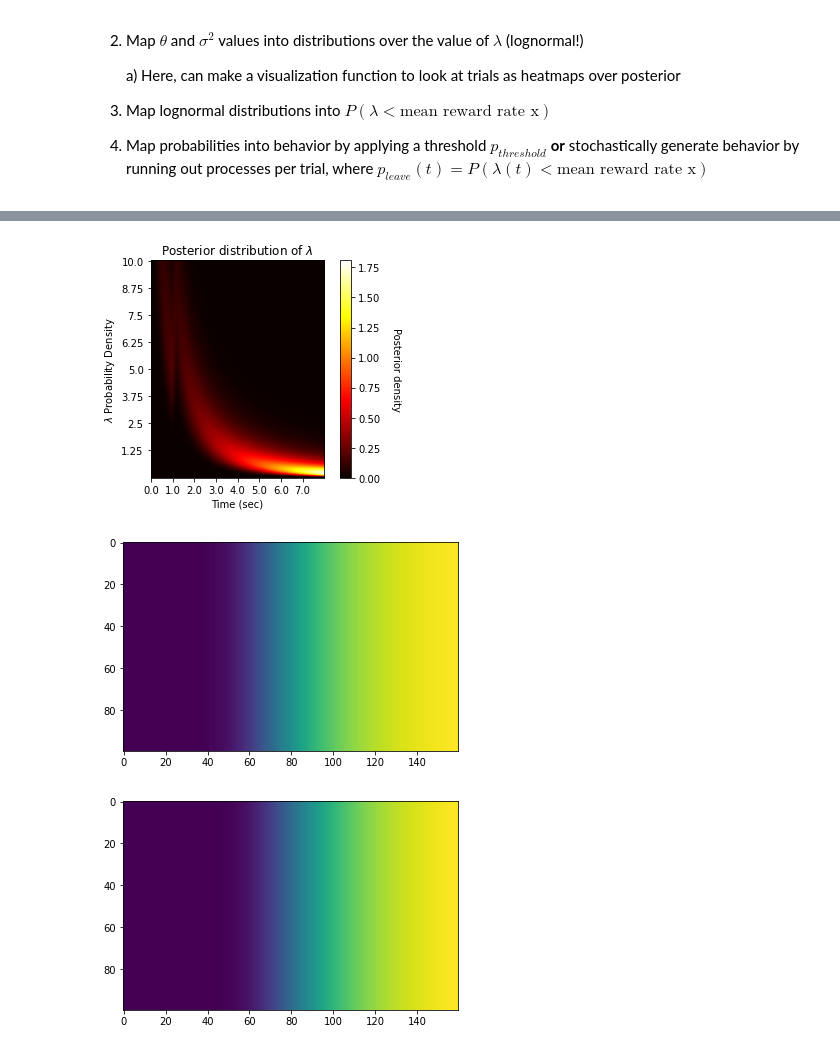
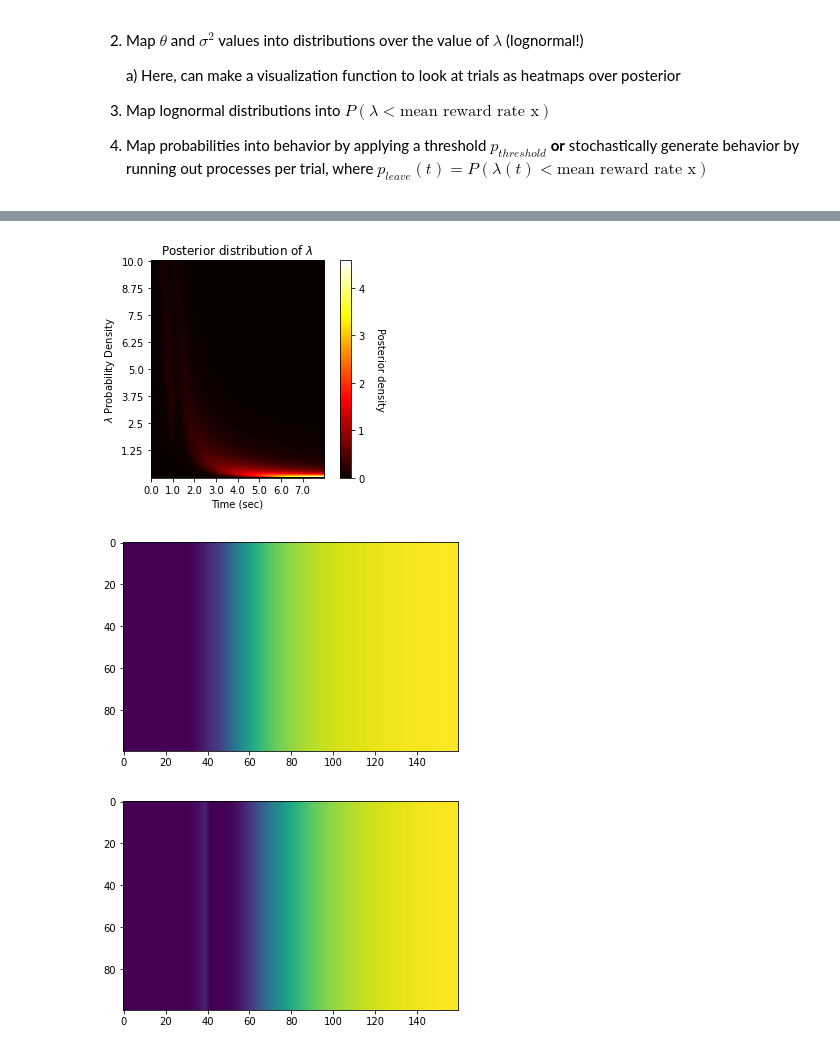
Before and after one commit to sternj98/rnn_foraging, a Jupyter notebook: Foraging PPSSM.ipynb, the cells around one changed output, grey strips where cells are left out. Drawn from its saved outputs; the diff is of its cells as text; code cells hidden in the pictures.

Commit message:
kalman filtering rnn, getting ppssm env together

```diff
--- a/Foraging PPSSM.ipynb
+++ b/Foraging PPSSM.ipynb
@@ -85,7 +84,7 @@ r0r = stream_from_sized_events(np.array([0,2]),np.array([4,4]),end_t,dt = 0.05)
 rrr = stream_from_sized_events(np.array([0,1,2]),np.array([4,4,4]),end_t,dt = 0.05)
 # %%
 # Now vary sigma2_eps, estimate of process noise
-n_param_tiles = 10
+n_param_tiles = 5
 sigma2_eps_range = np.linspace(.01,.15,n_param_tiles)
 r00_lam = np.zeros((n_param_tiles,len(r00)))
 rr0_lam = np.zeros((n_param_tiles,len(r00)))
@@ -195,16 +194,16 @@ n_trials_per_tt = 100
 dt = 0.050 # 50 ms
 end_t = 10
 y_tts_trials = generate_session_y(rewsizes,N0s,n_trials_per_tt,end_t = end_t)
-theta0 = 1.5
-sigma2_0 = .5
-sigma2_eps = .01
+theta0 = 5 # 1.5
+sigma2_0 = .1 # .5
+sigma2_eps = .04
 
 # run PPSSM
 ppssm_tts_trials = {}
 for tt in y_tts_trials:
     ppssm_tts_trials[tt] = []
     for y_trial in y_tts_trials[tt]:
-        theta,sigma = ppssm(y_trial,tt[0],sigma2_0,sigma2_eps)
+        theta,sigma = ppssm(y_trial,tt[0],sigma2_0,sigma2_eps) # ppssm(y_trial,theta0,sigma2_0,sigma2_eps) # ppssm(y_trial,tt[0],sigma2_0,sigma2_eps)
         ppssm_tts_trials[tt].append((theta,sigma))
 # %%
 lognorm_cdf = lambda x,theta,sigma2: stats.lognorm.cdf(x,s = np.sqrt(sigma),scale = np.exp(theta))
@@ -314,13 +313,13 @@ Text(0, 0.5, 'PRT (sec)')
 end_t = 8
 rew_seqs = [np.array([0,1]),np.array([0,1,2])]
 # create rxx trials, run PPSSM
-y_rxx = generate_from_rewtimes_y([1,2,4],rew_seqs,end_t = end_t)
+y_rxx = generate_from_rewtimes_y([2,4],rew_seqs,end_t = end_t)
 # run PPSSM
 ppssm_rxx_tts = {}
 for i_rewsize in y_rxx.keys():
     ppssm_rxx_tts[i_rewsize] = []
     for y_trial in y_rxx[i_rewsize]:
-        theta,sigma = ppssm(y_trial,i_rewsize,sigma2_0,sigma2_eps)
+        theta,sigma = ppssm(y_trial,theta0,sigma2_0,sigma2_eps) # ppssm(y_trial,i_rewsize,sigma2_0,sigma2_eps)
         ppssm_rxx_tts[i_rewsize].append((theta,sigma))
 ppssm_rxx_tts;
 # %%
@@ -341,7 +340,7 @@ cb.ax.get_yaxis().labelpad = 20
 cb.ax.set_ylabel("Posterior density",rotation=-90)
 plt.show()
 # %% [output]
-[figure, old version]
+[figure, new version]
 # %%
 def p_lessthan_x_rewseq(ppssm_tts,x,n_trials):
     """
@@ -356,15 +355,15 @@ def p_lessthan_x_rewseq(ppssm_tts,x,n_trials):
     return p_lessthan_tts_trials
 # %%
 n_trials = 100
-RXX_p_lessthan = p_lessthan_x_rewseq(ppssm_rxx_trials,x,n_trials)
+RXX_p_lessthan = p_lessthan_x_rewseq(ppssm_rxx_tts,x,n_trials)
 
 plt.figure()
 plt.imshow(RXX_p_lessthan[(4,0)])
 plt.figure()
 plt.imshow(RXX_p_lessthan[(4,1)])
 plt.show()
 # %% [output]
-[figure, old version]
+[figure, new version]
-[figure, old version]
+[figure, new version]
 # %%
 # Generate stochastic behavior
```
Also changed, not shown: parts of 14 cells of this notebook, 1 other file.
